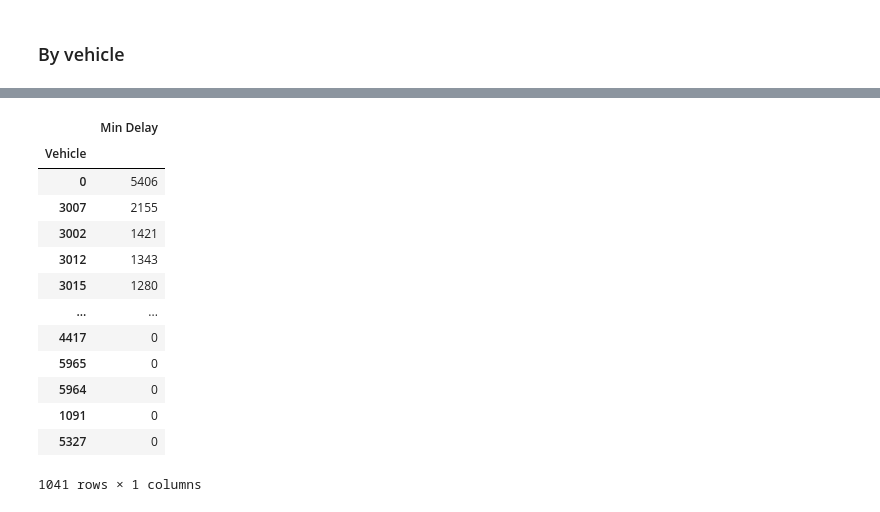
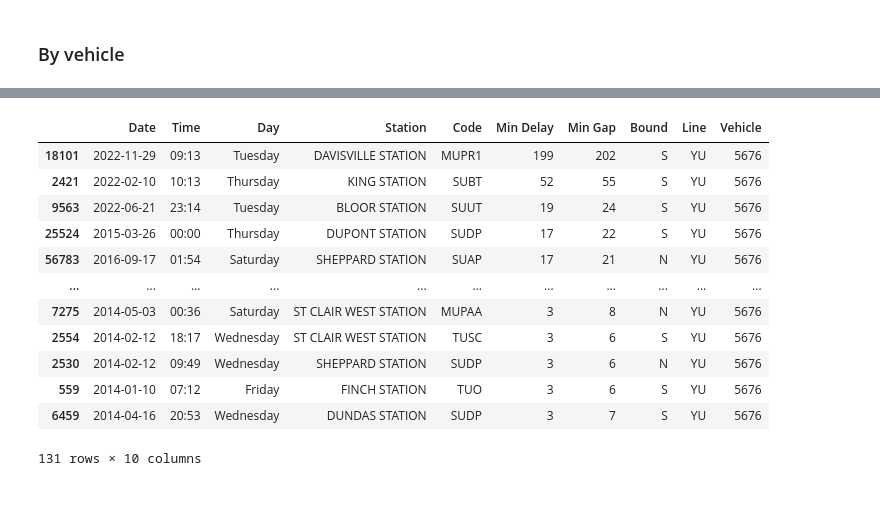
Before and after one commit to dexmcmillan/ttc-delays, a Jupyter notebook: analysis.ipynb, the cells around one changed output, grey strips where cells are left out. Drawn from its saved outputs; the diff is of its cells as text; code cells hidden in the pictures.

```diff
--- a/analysis.ipynb
+++ b/analysis.ipynb
@@ -160,17 +200,16 @@ vehicle_trips =
 # %%
-data.groupby("Vehicle")["Min Delay"].sum().to_frame().sort_values("Min Delay", ascending=False)
+data.loc[(data["Vehicle"] == 5676) & (data["Min Delay"] > 0)].sort_values("Min Delay", ascending=False)
 # %% [output]
-|  | Min Delay |
-| Vehicle |  |
-| 0 | 5406 |
-| 3007 | 2155 |
-| 3002 | 1421 |
-| 3012 | 1343 |
-| 3015 | 1280 |
-| ... | ... |
-| 4417 | 0 |
-| 5965 | 0 |
-| 5964 | 0 |
-| 1091 | 0 |
-| 5327 | 0 |
+|  | Date | Time | Day | Station | Code | Min Delay | Min Gap | Bound | Line | Vehicle |
+| 18101 | 2022-11-29 | 09:13 | Tuesday | DAVISVILLE STATION | MUPR1 | 199 | 202 | S | YU | 5676 |
+| 2421 | 2022-02-10 | 10:13 | Thursday | KING STATION | SUBT | 52 | 55 | S | YU | 5676 |
+| 9563 | 2022-06-21 | 23:14 | Tuesday | BLOOR STATION | SUUT | 19 | 24 | S | YU | 5676 |
+| 25524 | 2015-03-26 | 00:00 | Thursday | DUPONT STATION | SUDP | 17 | 22 | S | YU | 5676 |
+| 56783 | 2016-09-17 | 01:54 | Saturday | SHEPPARD STATION | SUAP | 17 | 21 | N | YU | 5676 |
+| ... | ... | ... | ... | ... | ... | ... | ... | ... | ... | ... |
+| 7275 | 2014-05-03 | 00:36 | Saturday | ST CLAIR WEST STATION | MUPAA | 3 | 8 | N | YU | 5676 |
+| 2554 | 2014-02-12 | 18:17 | Wednesday | ST CLAIR WEST STATION | TUSC | 3 | 6 | S | YU | 5676 |
+| 2530 | 2014-02-12 | 09:49 | Wednesday | SHEPPARD STATION | SUDP | 3 | 6 | N | YU | 5676 |
+| 559 | 2014-01-10 | 07:12 | Friday | FINCH STATION | TUO | 3 | 6 | S | YU | 5676 |
+| 6459 | 2014-04-16 | 20:53 | Wednesday | DUNDAS STATION | SUDP | 3 | 7 | S | YU | 5676 |
-1041 rows × 1 columns
+131 rows × 10 columns
```
Also changed, not shown: parts of 7 cells of this notebook.
